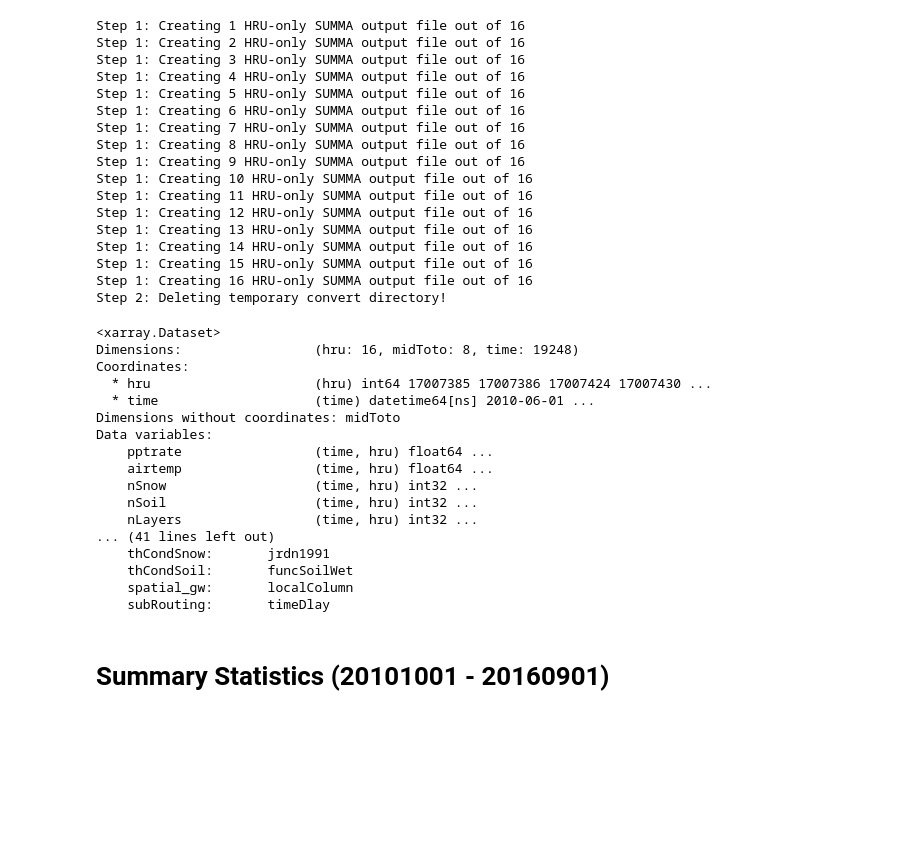
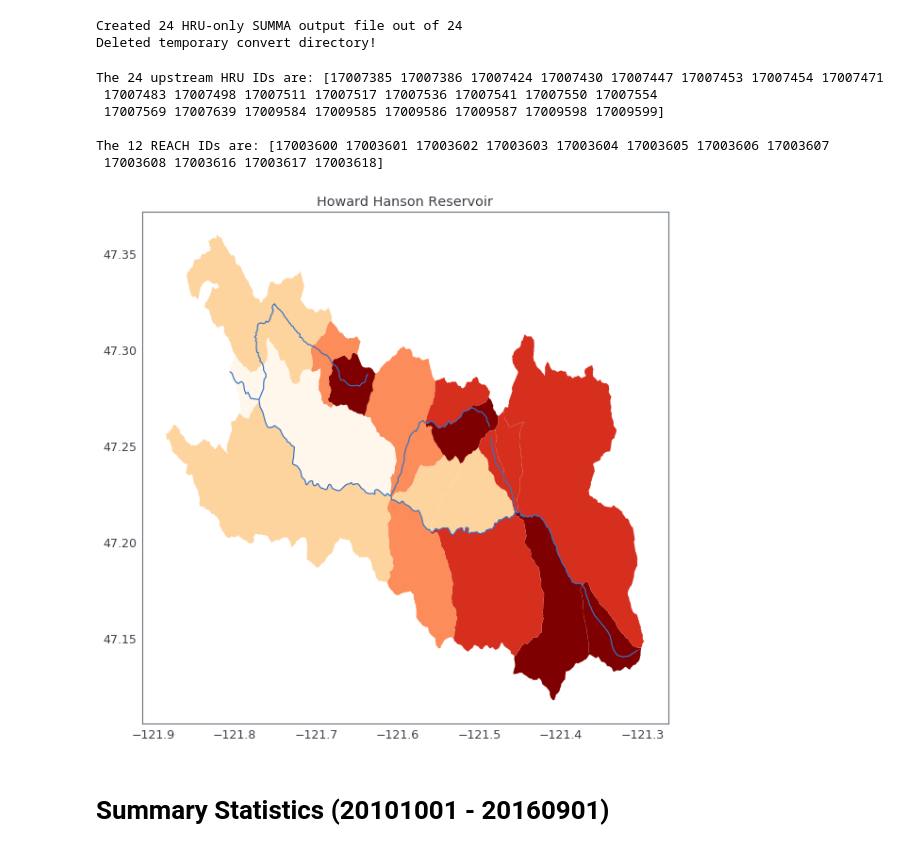
Before and after one commit to hydrofcst/luit, a Jupyter notebook: summa_HHDW1.ipynb, the cells around one changed output. Cells and saved outputs as stored; diff of their text form; code cells hidden in the pictures; blank space fills up the shorter version.

```diff
--- a/summa_HHDW1.ipynb
+++ b/summa_HHDW1.ipynb
@@ -10,7 +10,9 @@ jtplot.style(theme='grade3')
 # %%
 #User-supplied
 obsfile = '/glade/p/work/manab/fcast/data/dly/obsflow.dly.HHDW1.csv'
-routefile = '/glade/p/work/manab/fcast/PNW_route/output/HHDW1_out.nc'
+routefile = '/glade/p/work/manab/fcast/PNW_route/output/17003600_out.nc'
+polyshp = '/glade/p/work/manab/fcast/data/shapefile/Region_17_merged_hru.shp'
+segshp =  '/glade/p/work/manab/fcast/data/shapefile/Region17_merged_seg.shp'
 
 hid = 17007511  #HRU ID to be plotted
 sid = 17003601  #Reach ID to be plotted
@@ -19,25 +21,37 @@ pltheight = 5
 starttime1 = '2010-10-01'
 endtime1 = '2016-09-01'
 # %%
-summaoutfile = lt.concatHRUspatially('/glade/p/work/manab/fcast/HHDW1/output/retro', 'final.nc')
+summaoutfile = lt.concatHRUspatially('/glade/p/work/manab/fcast/HHDW1/output/hhdw1', 'final.nc')
+summaout = xr.open_dataset(summaoutfile)
+routeout = xr.open_dataset(routefile)
 # %% [output]
-Step 1: Creating 1 HRU-only SUMMA output file out of 16
-Step 1: Creating 2 HRU-only SUMMA output file out of 16
-Step 1: Creating 3 HRU-only SUMMA output file out of 16
-Step 1: Creating 4 HRU-only SUMMA output file out of 16
-Step 1: Creating 5 HRU-only SUMMA output file out of 16
-Step 1: Creating 6 HRU-only SUMMA output file out of 16
-Step 1: Creating 7 HRU-only SUMMA output file out of 16
-Step 1: Creating 8 HRU-only SUMMA output file out of 16
-Step 1: Creating 9 HRU-only SUMMA output file out of 16
-Step 1: Creating 10 HRU-only SUMMA output file out of 16
-Step 1: Creating 11 HRU-only SUMMA output file out of 16
-Step 1: Creating 12 HRU-only SUMMA output file out of 16
-Step 1: Creating 13 HRU-only SUMMA output file out of 16
-Step 1: Creating 14 HRU-only SUMMA output file out of 16
-Step 1: Creating 15 HRU-only SUMMA output file out of 16
-Step 1: Creating 16 HRU-only SUMMA output file out of 16
-Step 2: Deleting temporary convert directory!
+Created 24 HRU-only SUMMA output file out of 24
+Deleted temporary convert directory!
+# %%
+#Polygon shapefile
+hrus = summaout['hruId'].values
+print('The ' + str(len(hrus)) + ' upstream HRU IDs are: ' + str(hrus) + '\n')
+polydat = lt.subShp(polyshp, 'hru_id2', hrus)
+
+#Reach shapefile
+reaches = routeout['reachID'].values
+print('The ' + str(len(reaches)) + ' REACH IDs are: ' + str(reaches) + '\n')
+segdat = lt.subShp(segshp, 'seg_id2', reaches)
+
+#Plotting and overlaying
+f, ax = plt.subplots(1, figsize=(10, 10))
+ax.set_title('Howard Hanson Reservoir')
+polydat.plot(ax = ax, column = 'Elev_Avg', cmap='OrRd', scheme='quantiles')
+segdat.plot(ax = ax)
+ax.grid(False)
+# %% [output]
+The 24 upstream HRU IDs are: [17007385 17007386 17007424 17007430 17007447 17007453 17007454 17007471
+ 17007483 17007498 17007511 17007517 17007536 17007541 17007550 17007554
+ 17007569 17007639 17009584 17009585 17009586 17009587 17009598 17009599]
+
+The 12 REACH IDs are: [17003600 17003601 17003602 17003603 17003604 17003605 17003606 17003607
+ 17003608 17003616 17003617 17003618]
+[figure, added]
 # %%
 # Observed streamflow
 o = pd.read_csv(obsfile)
@@ -63,24 +77,6 @@ out['averageInstantRunoff'].attrs['long_name'] = "instantaneous runoff (instant)
 out['averageInstantRunoff'].attrs['units'] = 'm s-1'
 
 out
-# %% [output]
-<xarray.Dataset>
-Dimensions:                 (hru: 16, midToto: 8, time: 19248)
-Coordinates:
-  * hru                     (hru) int64 17007385 17007386 17007424 17007430 ...
-  * time                    (time) datetime64[ns] 2010-06-01 ...
-Dimensions without coordinates: midToto
-Data variables:
-    pptrate                 (time, hru) float64 ...
-    airtemp                 (time, hru) float64 ...
-    nSnow                   (time, hru) int32 ...
-    nSoil                   (time, hru) int32 ...
-    nLayers                 (time, hru) int32 ...
-... (41 lines left out)
-    thCondSnow:       jrdn1991
-    thCondSoil:       funcSoilWet
-    spatial_gw:       localColumn
-    subRouting:       timeDlay
 # %%
 out['pptrate'] = out['pptrate']*3600      #kg m-2 s-1 -> mm/hr
 out['averageInstantRunoff'] = out['averageInstantRunoff']*3600000  #m/s to mm/h
```
Also changed, not shown: parts of 6 cells of this notebook, 3 other files.
